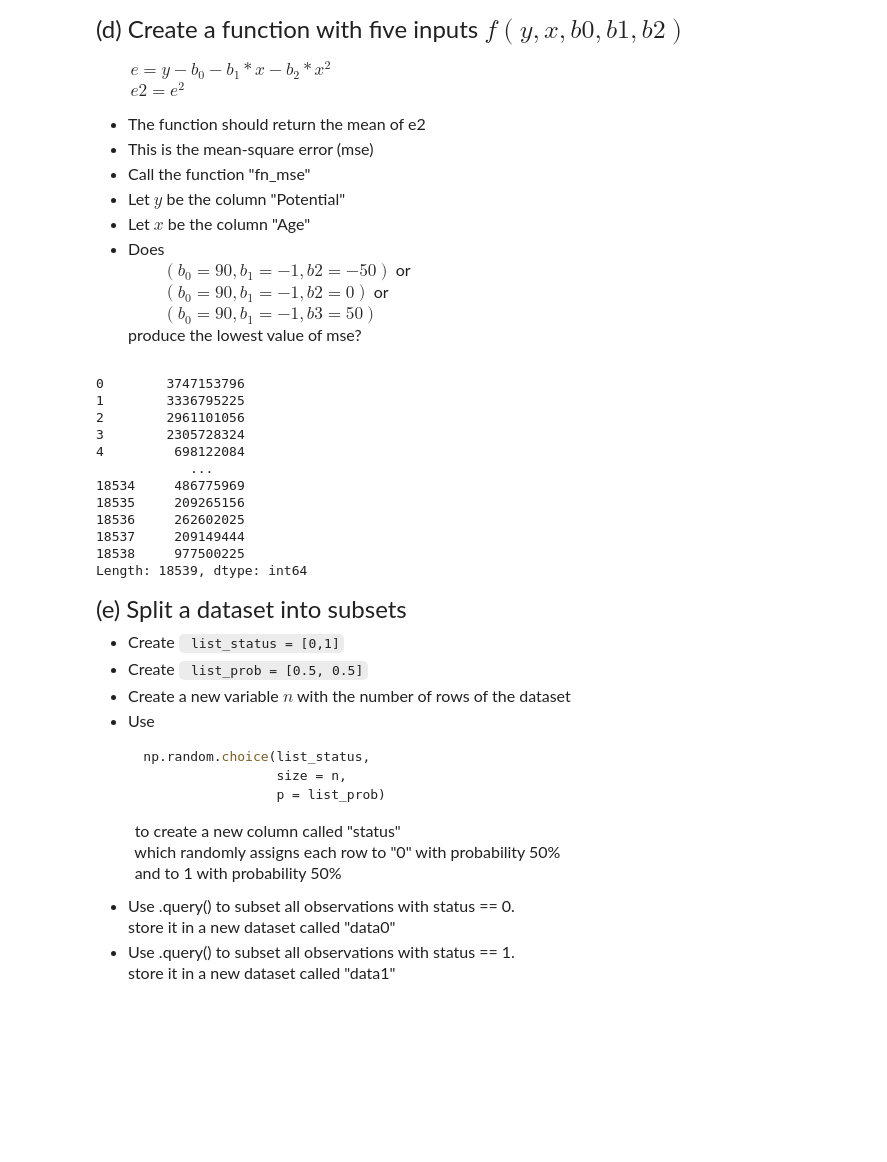
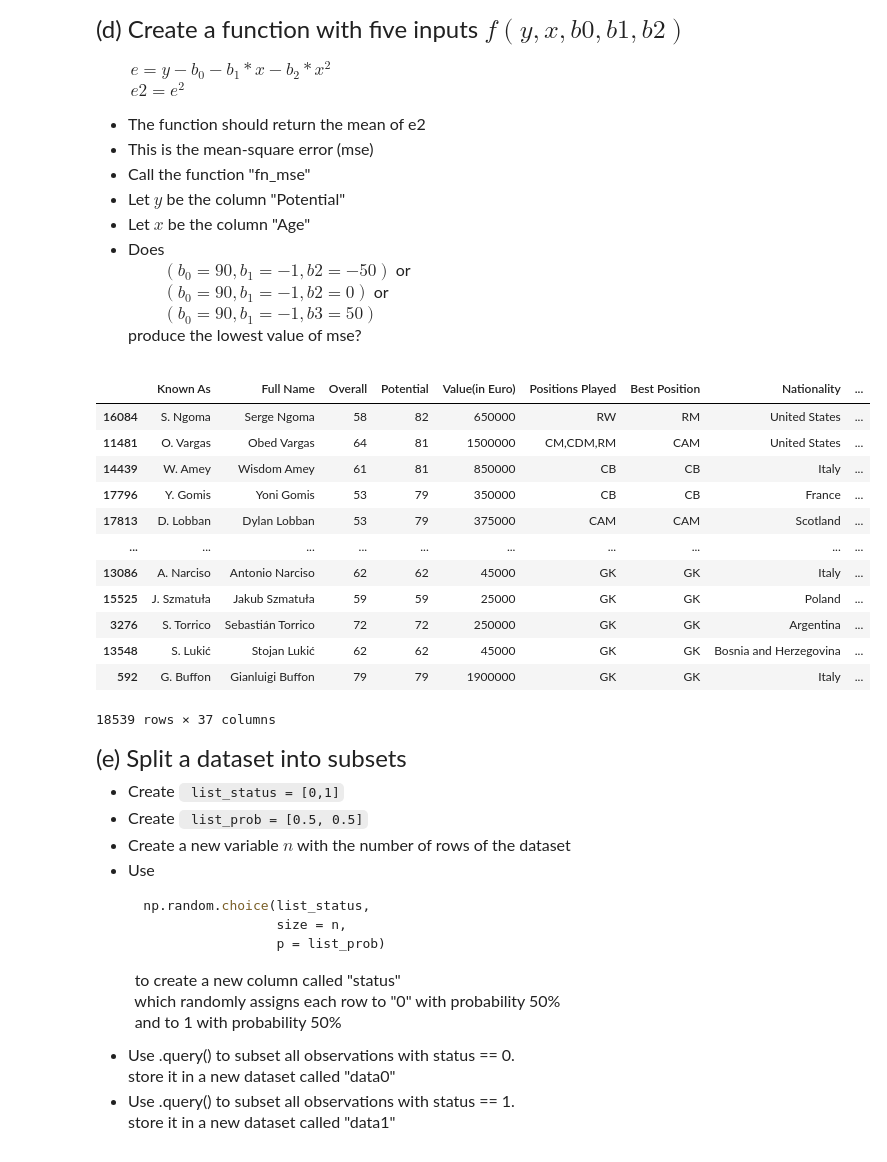
Before and after one commit to JasmineLiu2026/emoryqtm151, a Jupyter notebook: Quiz 2 - Section 5/Quiz 2 - Section 5.ipynb, the cells around one changed output. Saved outputs shown, nothing was run; the diff lists cells and outputs as text; code cells hidden in the pictures; blank space fills up the shorter version.

```diff
--- a/Quiz 2 - Section 5/Quiz 2 - Section 5.ipynb
+++ b/Quiz 2 - Section 5/Quiz 2 - Section 5.ipynb
@@ -152,28 +167,34 @@ produce the lowest value of mse?
 # %%
 # Write your own code
 
 def fn_mse(y,x,b0,b1,b2):
     e2 = (y - b0 - b1 * x - b2 * x**2) **2
     return(e2)
 
 y = data_quiz["Potential"]
 x = data_quiz["Age"]
-fn_mse(y,x,90,-1,-50)
-fn_mse(y,x,90,-1,0)
-fn_mse(y,x,90, -1, 50)
+data_quiz["a"] = fn_mse(y,x,90,-1,-50)
+data_quiz["b"] = fn_mse(y,x,90,-1,0)
+data_quiz["c"] = fn_mse(y,x,90, -1, 50)
+data_quiz.sort_values(by = "a", ascending = True)
+data_quiz.sort_values(by = "b", ascending = True)
+data_quiz.sort_values(by = "c", ascending = True)
+
+#90,-1,0 produces the smalles value of mse
 # %% [output]
+|  | Known As | Full Name | Overall | Potential | Value(in Euro) | Positions Played | Best Position | Nationality | ... |
+| 16084 | S. Ngoma | Serge Ngoma | 58 | 82 | 650000 | RW | RM | United States | ... |
+| 11481 | O. Vargas | Obed Vargas | 64 | 81 | 1500000 | CM,CDM,RM | CAM | United States | ... |
+| 14439 | W. Amey | Wisdom Amey | 61 | 81 | 850000 | CB | CB | Italy | ... |
+| 17796 | Y. Gomis | Yoni Gomis | 53 | 79 | 350000 | CB | CB | France | ... |
+| 17813 | D. Lobban | Dylan Lobban | 53 | 79 | 375000 | CAM | CAM | Scotland | ... |
+| ... | ... | ... | ... | ... | ... | ... | ... | ... | ... |
+| 13086 | A. Narciso | Antonio Narciso | 62 | 62 | 45000 | GK | GK | Italy | ... |
+| 15525 | J. Szmatuła | Jakub Szmatuła | 59 | 59 | 25000 | GK | GK | Poland | ... |
+| 3276 | S. Torrico | Sebastián Torrico | 72 | 72 | 250000 | GK | GK | Argentina | ... |
+| 13548 | S. Lukić | Stojan Lukić | 62 | 62 | 45000 | GK | GK | Bosnia and Herzegovina | ... |
+| 592 | G. Buffon | Gianluigi Buffon | 79 | 79 | 1900000 | GK | GK | Italy | ... |
-0        3747153796
-1        3336795225
-2        2961101056
-3        2305728324
-4         698122084
-            ...
-18534     486775969
-18535     209265156
-18536     262602025
-18537     209149444
-18538     977500225
-Length: 18539, dtype: int64
+18539 rows × 37 columns
 # %% [markdown]
 <font size = "5">
 
```
Also changed, not shown: parts of 4 cells of this notebook, 1 other file.
